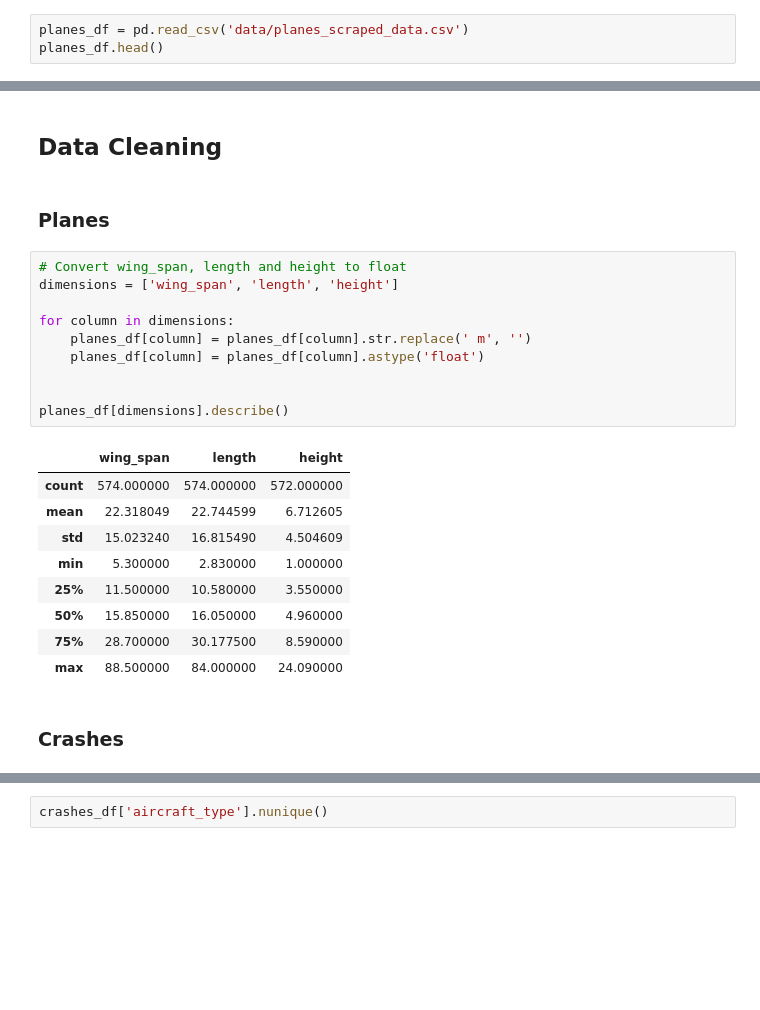
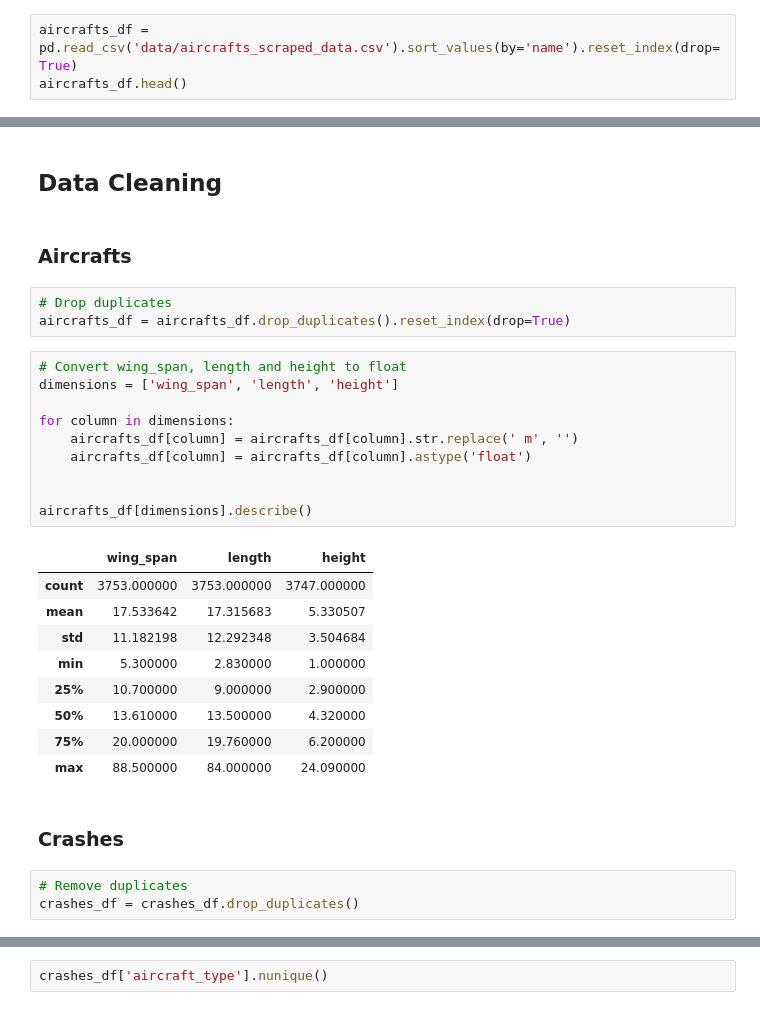
Before and after one commit to nadpierre/aircraft-crashes-clustering-project, a Jupyter notebook: data_collection_and_cleaning.ipynb, the cells around one changed output, grey strips where cells are left out. Saved outputs shown, nothing was run; the diff lists cells and outputs as text; blank space fills up the shorter version.

```diff
--- a/data_collection_and_cleaning.ipynb
+++ b/data_collection_and_cleaning.ipynb
@@ -395,5 +384,5 @@ dtype: int64
 # %%
-planes_df = pd.read_csv('data/planes_scraped_data.csv')
-planes_df.head()
+aircrafts_df = pd.read_csv('data/aircrafts_scraped_data.csv').sort_values(by='name').reset_index(drop=True)
+aircrafts_df.head()
 # %% [output]
 |  | name | make | model | body | position | wing | tail | engine | engine_count | wing_span | ... |
@@ -469,29 +467,35 @@ dtype: int64
 # %% [markdown]
 ## Data Cleaning
 # %% [markdown]
-### Planes
+### Aircrafts
+# %%
+# Drop duplicates
+aircrafts_df = aircrafts_df.drop_duplicates().reset_index(drop=True)
 # %%
 # Convert wing_span, length and height to float
 dimensions = ['wing_span', 'length', 'height']
 
 for column in dimensions:
-	planes_df[column] = planes_df[column].str.replace(' m', '')
-	planes_df[column] = planes_df[column].astype('float')
+	aircrafts_df[column] = aircrafts_df[column].str.replace(' m', '')
+	aircrafts_df[column] = aircrafts_df[column].astype('float')
 
 
-planes_df[dimensions].describe()
+aircrafts_df[dimensions].describe()
 # %% [output]
 |  | wing_span | length | height |
-| count | 574.000000 | 574.000000 | 572.000000 |
-| mean | 22.318049 | 22.744599 | 6.712605 |
-| std | 15.023240 | 16.815490 | 4.504609 |
+| count | 3753.000000 | 3753.000000 | 3747.000000 |
+| mean | 17.533642 | 17.315683 | 5.330507 |
+| std | 11.182198 | 12.292348 | 3.504684 |
 | min | 5.300000 | 2.830000 | 1.000000 |
-| 25% | 11.500000 | 10.580000 | 3.550000 |
-| 50% | 15.850000 | 16.050000 | 4.960000 |
-| 75% | 28.700000 | 30.177500 | 8.590000 |
+| 25% | 10.700000 | 9.000000 | 2.900000 |
+| 50% | 13.610000 | 13.500000 | 4.320000 |
+| 75% | 20.000000 | 19.760000 | 6.200000 |
 | max | 88.500000 | 84.000000 | 24.090000 |
 # %% [markdown]
 ### Crashes
+# %%
+# Remove duplicates
+crashes_df = crashes_df.drop_duplicates()
 # %%
 # Convert date column to datetime
 crashes_df['date'] = pd.to_datetime(crashes_df['date'], format='%b %d, %Y at %H%M LT', errors='coerce') \
```
Also changed, not shown: parts of 20 cells of this notebook, 2 other files.
